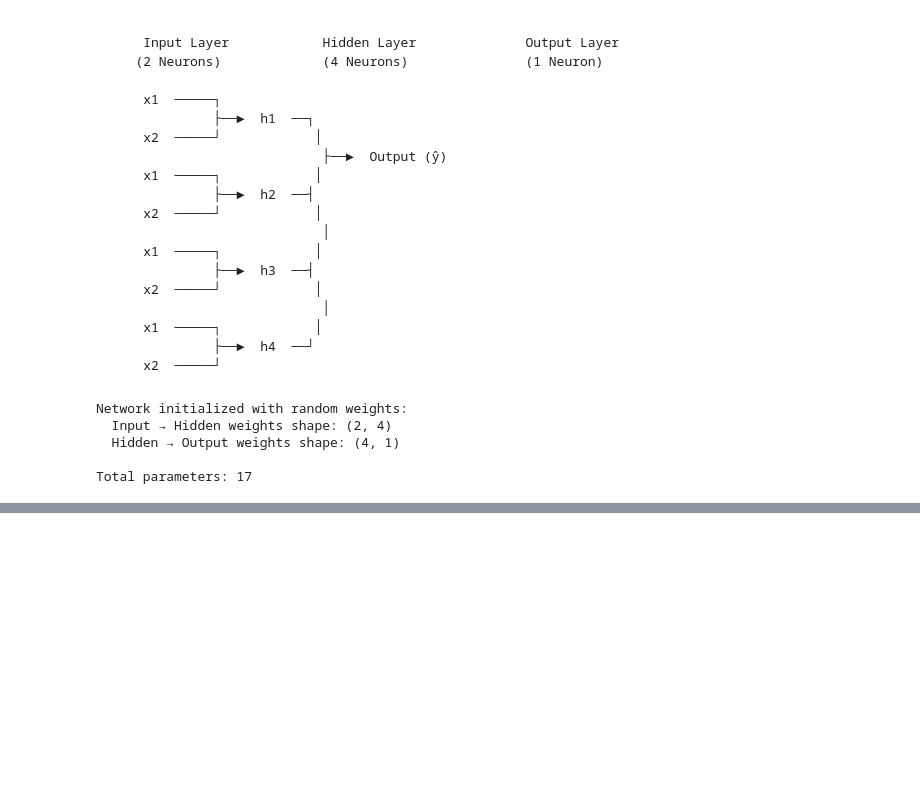
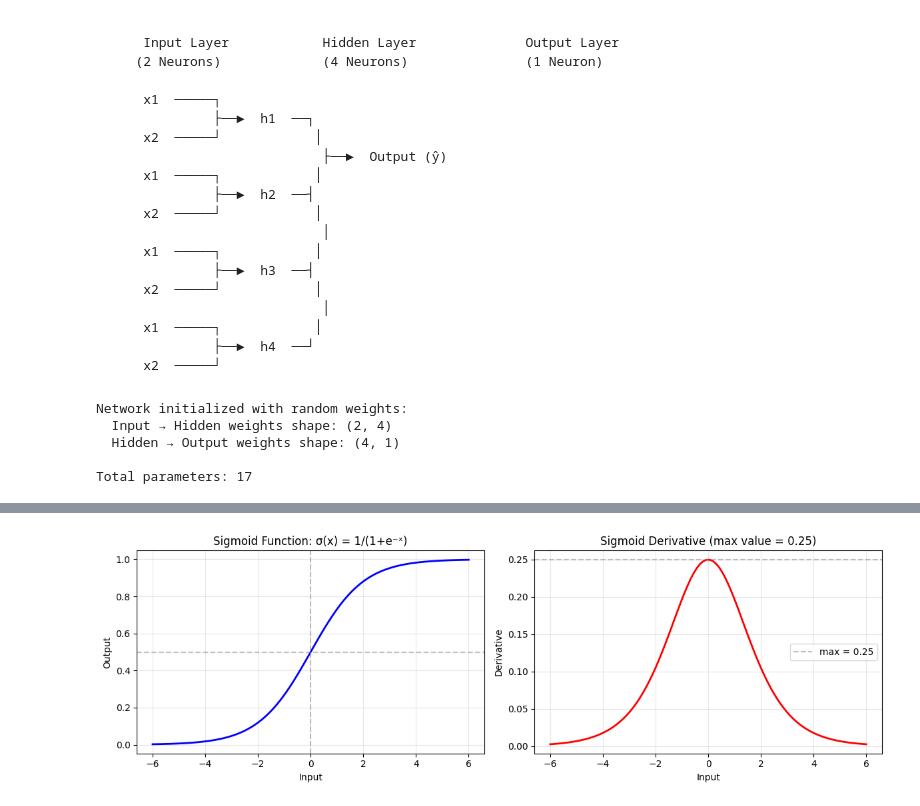
Before and after one commit to sidhhay/training-model, a Jupyter notebook: firstModel.ipynb, the cells around one changed output, grey strips where cells are left out. Drawn from its saved outputs; the diff is of its cells as text; code cells hidden in the pictures; blank space fills up the shorter version.

Commit message:
added sigmoid->activation function

```diff
--- a/firstModel.ipynb
+++ b/firstModel.ipynb
@@ -184,0 +194,36 @@ Total parameters: 17
+# %%
+def sigmoid(x):
+    "squash values to range (0,1)"
+    return 1/(1+np.exp(-x))
+def sigmoid_derivative(x):
+    """Derivative of sigmoid: σ(x) * (1 - σ(x))"""
+    s=sigmoid(x)
+    return s * (1 - s)
+# %%
+# Visualize sigmoid
+x_range = np.linspace(-6, 6, 100)
+plt.figure(figsize=(12, 4))
+
+plt.subplot(1, 2, 1)
+plt.plot(x_range, sigmoid(x_range), 'b-', linewidth=2)
+plt.axhline(y=0.5, color='gray', linestyle='--', alpha=0.5)
+plt.axvline(x=0, color='gray', linestyle='--', alpha=0.5)
+plt.xlabel('Input')
+plt.ylabel('Output')
+plt.title('Sigmoid Function: σ(x) = 1/(1+e⁻ˣ)')
+plt.grid(True, alpha=0.3)
+
+
+plt.subplot(1, 2, 2)
+plt.plot(x_range, sigmoid_derivative(x_range), 'r-', linewidth=2)
+plt.axhline(y=0.25, color='gray', linestyle='--', alpha=0.5, label='max = 0.25')
+plt.xlabel('Input')
+plt.ylabel('Derivative')
+plt.title('Sigmoid Derivative (max value = 0.25)')
+plt.legend()
+plt.grid(True, alpha=0.3)
+
+plt.tight_layout()
+plt.show()
+# %% [output]
+[figure, added]
```
Also changed, not shown: parts of 1 cell of this notebook.
